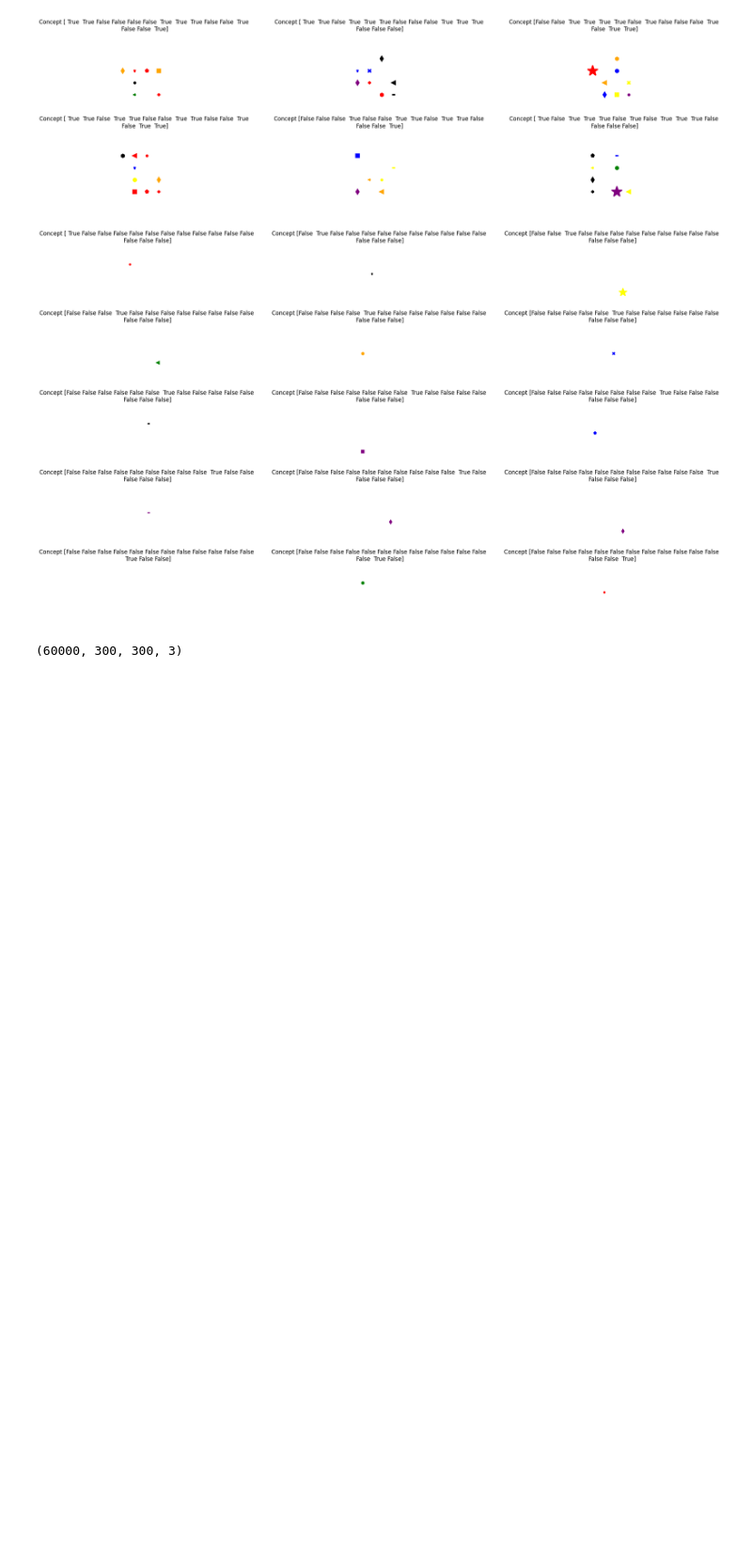
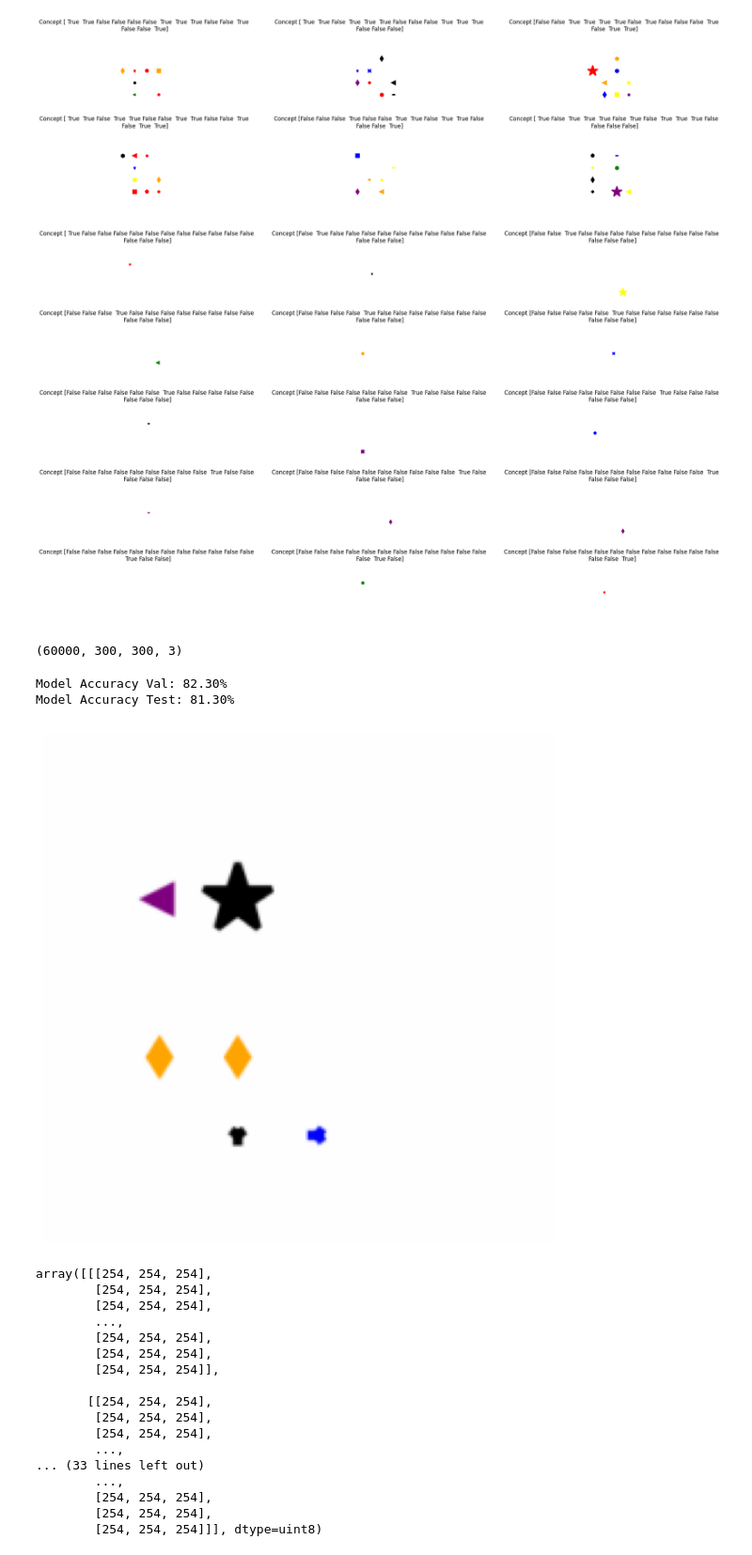
Before and after one commit to yaorong0921/RLAuditor, a Jupyter notebook: image-synthetic.ipynb, the cells around one changed output. Shown at 94% size. Drawn from its saved outputs; the diff is of its cells as text; code cells hidden in the pictures; blank space fills up the shorter version.

```diff
--- a/image-synthetic.ipynb
+++ b/image-synthetic.ipynb
@@ -102,0 +225,29 @@ print(x_data.shape)
+# %%
+# load data
+import pickle
+
+VAL_NPZ = "../vu2/RL4Auditing/split_data/new2/val.npz"
+TEST_NPZ = "../vu2/RL4Auditing/split_data/new2/test.npz"
+
+
+transform = transforms.Compose([
+    transforms.Resize((224, 224)),
+    transforms.Normalize(mean=[0.5, 0.5, 0.5], std=[0.5, 0.5, 0.5])
+])
+
+# Data Loaders
+# train_dataset = NPZImageDataset(TRAIN_NPZ, transform=transform)
+val_dataset = NPZImageDataset(VAL_NPZ, transform=transform)
+test_dataset = NPZImageDataset(TEST_NPZ, transform=transform)
+
+# train_loader = DataLoader(train_dataset, batch_size=32, shuffle=True)
+val_loader = DataLoader(val_dataset, batch_size=32, shuffle=False)
+test_loader = DataLoader(test_dataset, batch_size=32, shuffle=False)
+
+test_expl = np.load("../vu2/RL4Auditing/split_data/new2/test_expls.npy", allow_pickle=True).item()
+val_expl = np.load("../vu2/RL4Auditing/split_data/new2/val_expls.npy", allow_pickle=True).item()
+
+with open("../vu2/RL4Auditing/split_data/new2/val_position.pkl", 'rb') as file:
+     val_location = pickle.load(file)
+with open("../vu2/RL4Auditing/split_data/new2/test_position.pkl", 'rb') as file:  # Open the file in binary read mode
+     test_location = pickle.load(file)
@@ -102,0 +291,19 @@ print(x_data.shape)
+# %%
+# Load the trained model
+model = CNN5Layer(num_classes=10)
+model.load_state_dict(torch.load("../vu2/RL4Auditing/split_data/new2/cnn5layer_multi_label.pth"))
+
+# Evaluate accuracy
+accuracy = evaluate_model_accuracy(model, val_loader)
+print(f"Model Accuracy Val: {accuracy:.2f}%")
+
+# Evaluate accuracy
+accuracy = evaluate_model_accuracy(model, test_loader)
+print(f"Model Accuracy Test: {accuracy:.2f}%")
+# # Evaluate per-class accuracy
+# per_class_accuracy = evaluate_per_class_accuracy(model, val_loader, num_classes=15)
+
+# per_class_accuracy = evaluate_per_class_accuracy(model, test_loader, num_classes=15)
+# %% [output]
+Model Accuracy Val: 82.30%
+Model Accuracy Test: 81.30%
@@ -102,0 +355,24 @@ print(x_data.shape)
+# %%
+img = val_dataset[1][0]
+expl = val_expl[1]
+
+overlay_gradcam(img, expl, alpha=0.0, save_path="../vu2/RL4Auditing/split_data/new5/original.png")
+# %% [output]
+[figure, added]
+array([[[254, 254, 254],
+        [254, 254, 254],
+        [254, 254, 254],
+        ...,
+        [254, 254, 254],
+        [254, 254, 254],
+        [254, 254, 254]],
+
+       [[254, 254, 254],
+        [254, 254, 254],
+        [254, 254, 254],
+        ...,
+... (33 lines left out)
+        ...,
+        [254, 254, 254],
+        [254, 254, 254],
+        [254, 254, 254]]], dtype=uint8)
```
Also changed, not shown: parts of 5 cells of this notebook, 4 other files.
